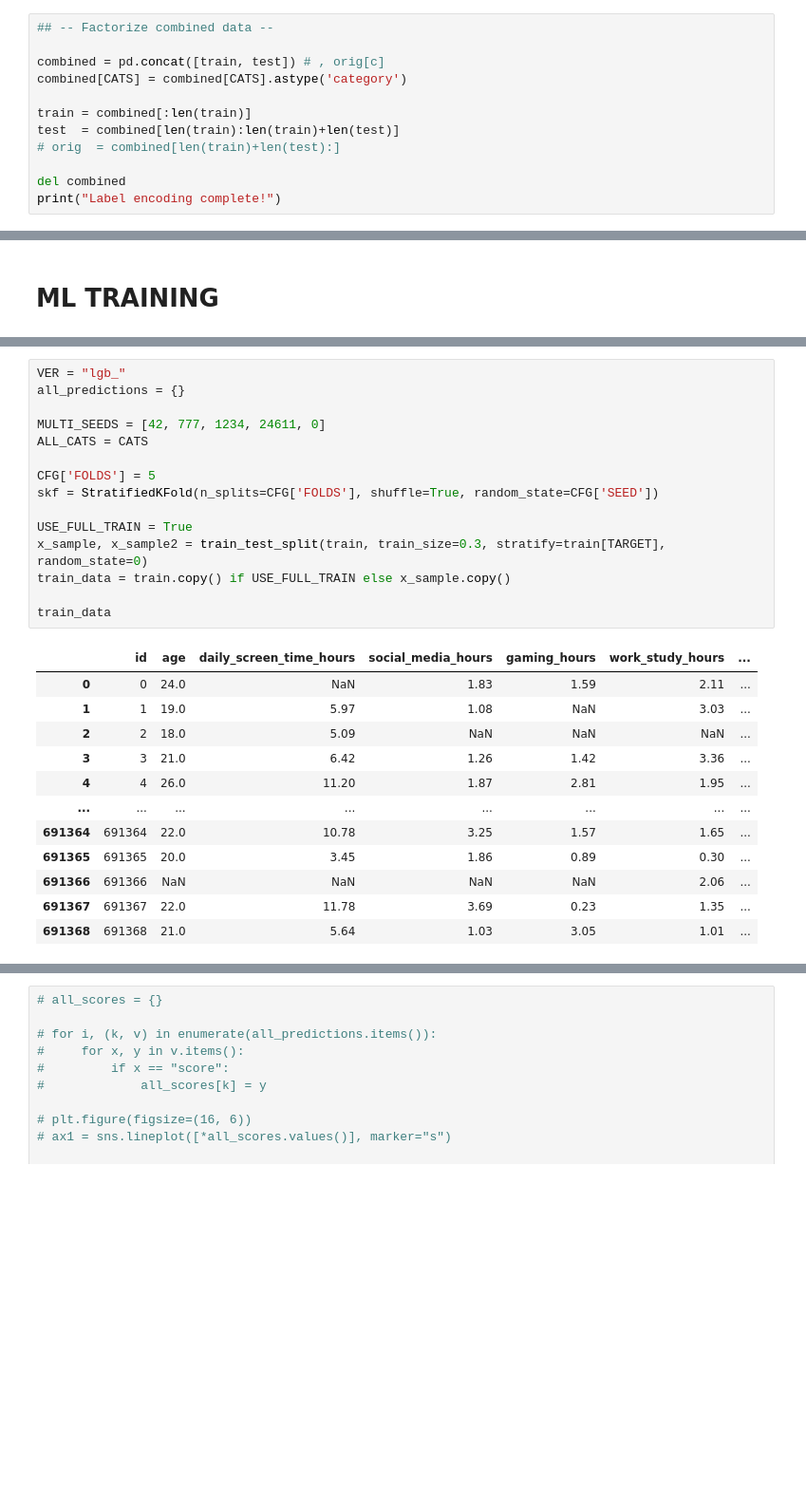
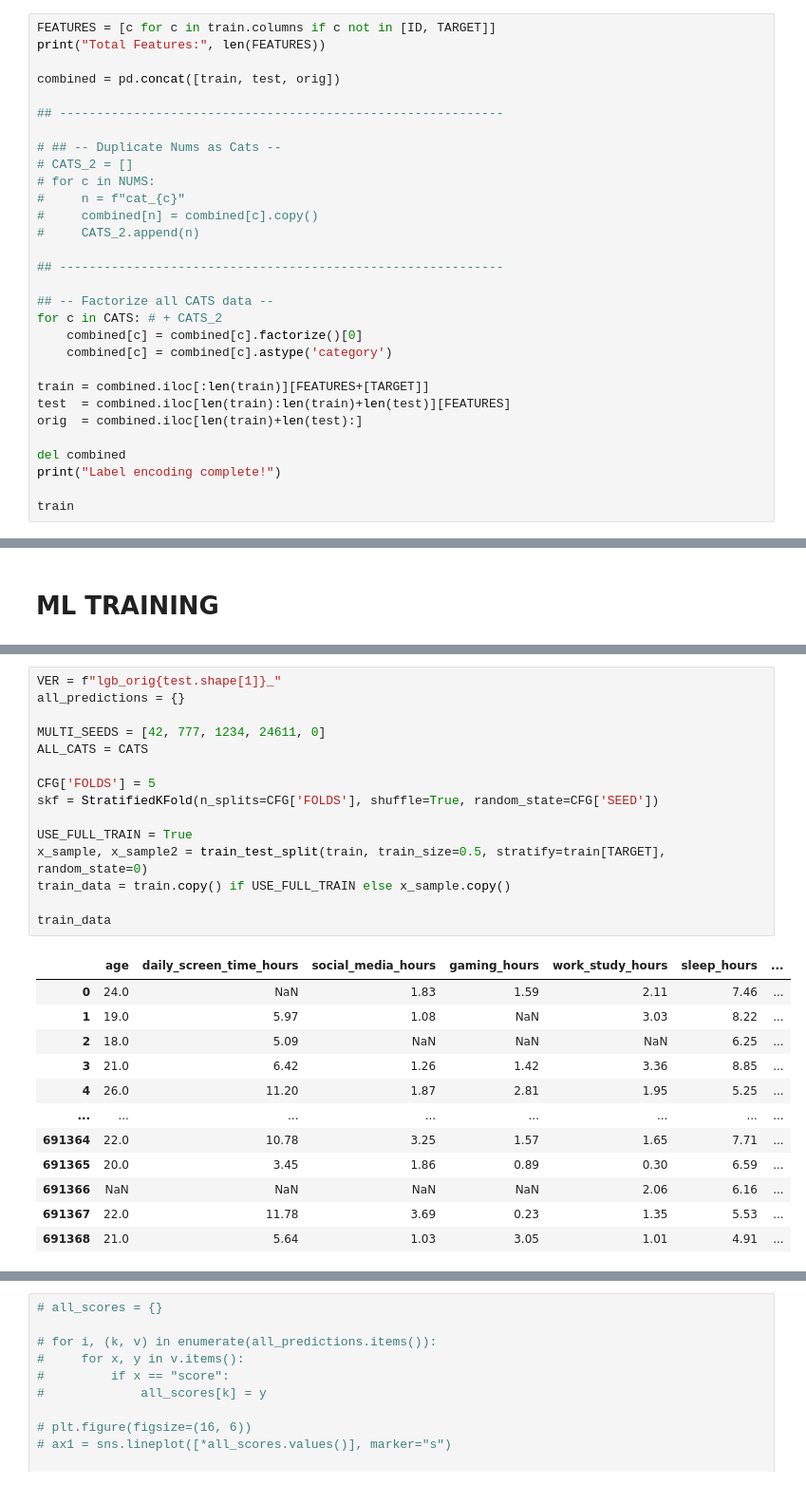
Before and after one commit to coded-sly/ps6e8-Phone-Addiction, a Jupyter notebook: ps6e8-lgb-phone-addict.ipynb, the cells around one changed output, grey strips where cells are left out. Shown at 95% size. Drawn from its saved outputs; the diff is of its cells as text; blank space fills up the shorter version.

Commit message:
Kaggle Notebook | ps6e8 | LGB | Phone 📲 Addict | v2_original_data

```diff
--- a/ps6e8-lgb-phone-addict.ipynb
+++ b/ps6e8-lgb-phone-addict.ipynb
@@ -848,13 +723,31 @@ Nums to Cats: 9
 # %%
-## -- Factorize combined data --
+FEATURES = [c for c in train.columns if c not in [ID, TARGET]]
+print("Total Features:", len(FEATURES))
 
-combined = pd.concat([train, test]) # , orig[c]
-combined[CATS] = combined[CATS].astype('category')
+combined = pd.concat([train, test, orig])
 
-train = combined[:len(train)]
-test  = combined[len(train):len(train)+len(test)]
-# orig  = combined[len(train)+len(test):]
+## ------------------------------------------------------------
+
+# ## -- Duplicate Nums as Cats --
+# CATS_2 = []
+# for c in NUMS:
+#     n = f"cat_{c}"
+#     combined[n] = combined[c].copy()
+#     CATS_2.append(n)
+
+## ------------------------------------------------------------
+
+## -- Factorize all CATS data --
+for c in CATS: # + CATS_2
+    combined[c] = combined[c].factorize()[0]
+    combined[c] = combined[c].astype('category')
+
+train = combined.iloc[:len(train)][FEATURES+[TARGET]]
+test  = combined.iloc[len(train):len(train)+len(test)][FEATURES]
+orig  = combined.iloc[len(train)+len(test):]
 
 del combined
 print("Label encoding complete!")
+
+train
 # %% [output]
@@ -1002,30 +899,30 @@ print("⚙️ Training function ready ⚙️")
 # %% [output]
 ⚙️ Training function ready ⚙️
 # %%
-VER = "lgb_"
+VER = f"lgb_orig{test.shape[1]}_"
 all_predictions = {}
 
 MULTI_SEEDS = [42, 777, 1234, 24611, 0]
 ALL_CATS = CATS
 
 CFG['FOLDS'] = 5
 skf = StratifiedKFold(n_splits=CFG['FOLDS'], shuffle=True, random_state=CFG['SEED'])
 
 USE_FULL_TRAIN = True
-x_sample, x_sample2 = train_test_split(train, train_size=0.3, stratify=train[TARGET], random_state=0)
+x_sample, x_sample2 = train_test_split(train, train_size=0.5, stratify=train[TARGET], random_state=0)
 train_data = train.copy() if USE_FULL_TRAIN else x_sample.copy()
 
 train_data
 # %% [output]
-|  | id | age | daily_screen_time_hours | social_media_hours | gaming_hours | work_study_hours | ... |
-| 0 | 0 | 24.0 | NaN | 1.83 | 1.59 | 2.11 | ... |
-| 1 | 1 | 19.0 | 5.97 | 1.08 | NaN | 3.03 | ... |
-| 2 | 2 | 18.0 | 5.09 | NaN | NaN | NaN | ... |
-| 3 | 3 | 21.0 | 6.42 | 1.26 | 1.42 | 3.36 | ... |
-| 4 | 4 | 26.0 | 11.20 | 1.87 | 2.81 | 1.95 | ... |
+|  | age | daily_screen_time_hours | social_media_hours | gaming_hours | work_study_hours | sleep_hours | ... |
+| 0 | 24.0 | NaN | 1.83 | 1.59 | 2.11 | 7.46 | ... |
+| 1 | 19.0 | 5.97 | 1.08 | NaN | 3.03 | 8.22 | ... |
+| 2 | 18.0 | 5.09 | NaN | NaN | NaN | 6.25 | ... |
+| 3 | 21.0 | 6.42 | 1.26 | 1.42 | 3.36 | 8.85 | ... |
+| 4 | 26.0 | 11.20 | 1.87 | 2.81 | 1.95 | 5.25 | ... |
 | ... | ... | ... | ... | ... | ... | ... | ... |
-| 691364 | 691364 | 22.0 | 10.78 | 3.25 | 1.57 | 1.65 | ... |
-| 691365 | 691365 | 20.0 | 3.45 | 1.86 | 0.89 | 0.30 | ... |
-| 691366 | 691366 | NaN | NaN | NaN | NaN | 2.06 | ... |
-| 691367 | 691367 | 22.0 | 11.78 | 3.69 | 0.23 | 1.35 | ... |
-| 691368 | 691368 | 21.0 | 5.64 | 1.03 | 3.05 | 1.01 | ... |
+| 691364 | 22.0 | 10.78 | 3.25 | 1.57 | 1.65 | 7.71 | ... |
+| 691365 | 20.0 | 3.45 | 1.86 | 0.89 | 0.30 | 6.59 | ... |
+| 691366 | NaN | NaN | NaN | NaN | 2.06 | 6.16 | ... |
+| 691367 | 22.0 | 11.78 | 3.69 | 0.23 | 1.35 | 5.53 | ... |
+| 691368 | 21.0 | 5.64 | 1.03 | 3.05 | 1.01 | 4.91 | ... |
```
Also changed, not shown: parts of 28 cells of this notebook.
